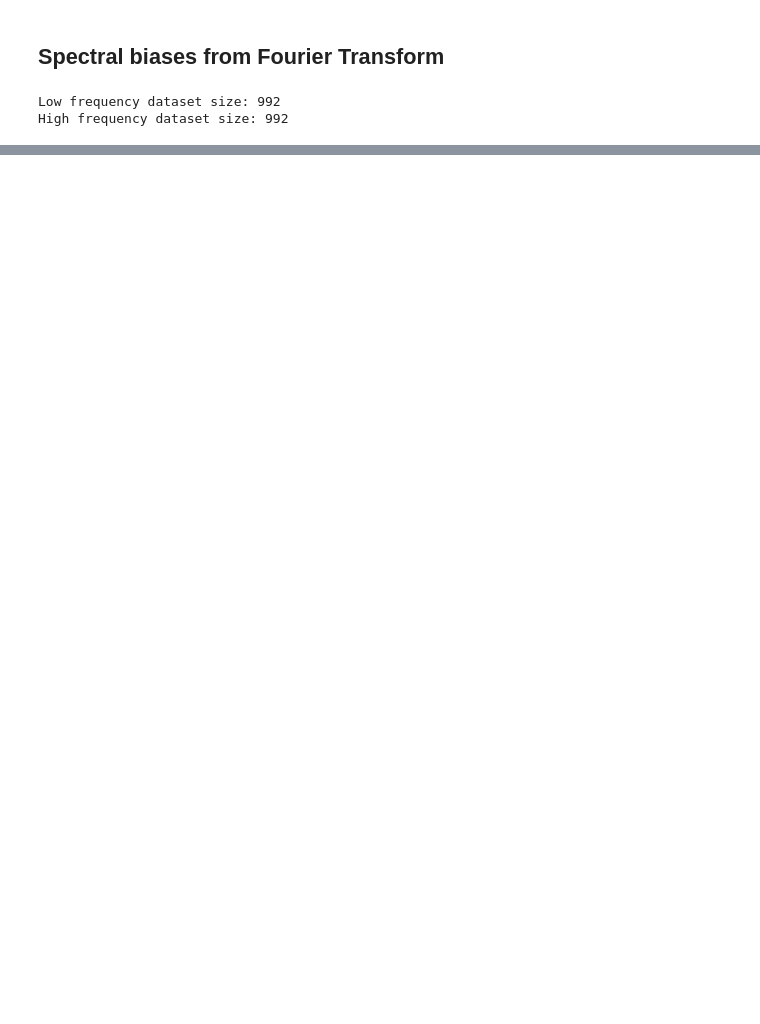
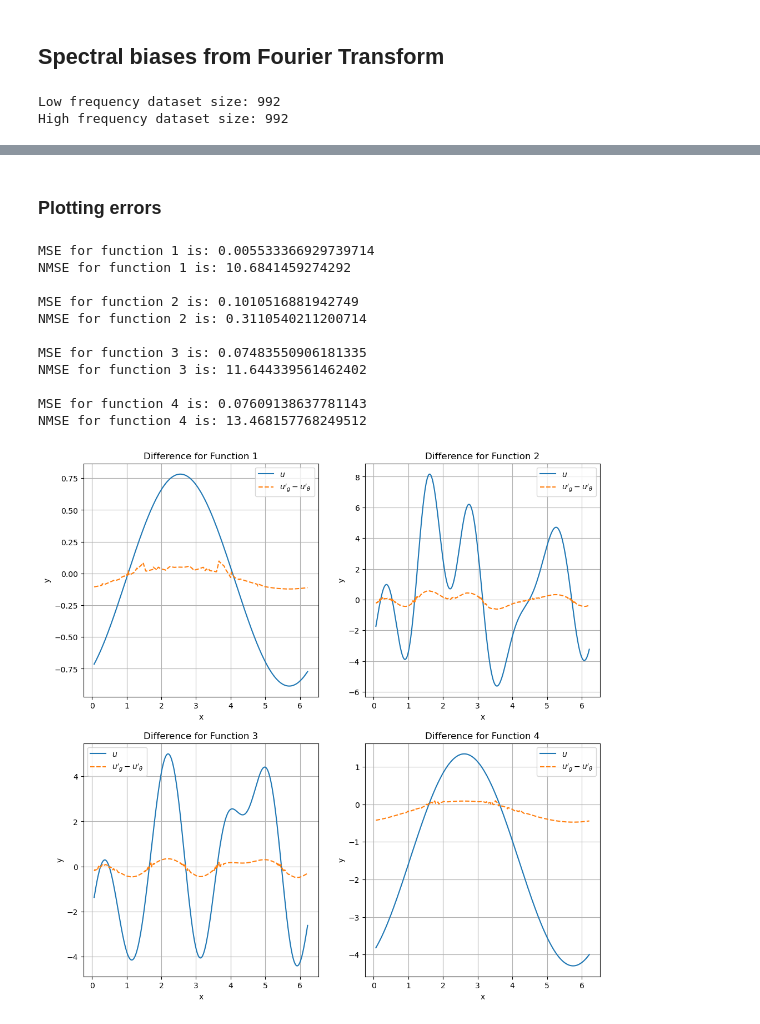
Before and after one commit to ewang26/multistage, a Jupyter notebook: first_derivative_one_layer.ipynb, the cells around one changed output, grey strips where cells are left out. Saved outputs shown, nothing was run; the diff lists cells and outputs as text; code cells hidden in the pictures; blank space fills up the shorter version.

```diff
--- a/first_derivative_one_layer.ipynb
+++ b/first_derivative_one_layer.ipynb
@@ -429,8 +432,8 @@ def categorize_functions(dataloader):
 
     # Create new DataLoaders, excluding the median frequency from the data
     # Each dataloader contains the function, deriv, and second deriv
-    low_freq_dataloader = DataLoader([(f[0], f[1], f[2]) for f in low_freq_dataset])
-    high_freq_dataloader = DataLoader([(f[0], f[1], f[2]) for f in high_freq_dataset])
+    low_freq_dataloader = [(f[0], f[1], f[2]) for f in low_freq_dataset]
+    high_freq_dataloader = [(f[0], f[1], f[2]) for f in high_freq_dataset]
 
     return low_freq_dataloader, high_freq_dataloader
 # %%
@@ -457,0 +461,2 @@ Overall MSE over all test functions: 1425323.375
+# %% [markdown]
+### Plotting errors
@@ -457,0 +519,15 @@ Overall MSE over all test functions: 1425323.375
+# %%
+plot_difference(model1, dataset=low_freq_dataset, save_dir='plots', filename='low_freq_differences', save=True)
+# %% [output]
+MSE for function 1 is: 0.005533366929739714
+NMSE for function 1 is: 10.6841459274292
+
+MSE for function 2 is: 0.1010516881942749
+NMSE for function 2 is: 0.3110540211200714
+
+MSE for function 3 is: 0.07483550906181335
+NMSE for function 3 is: 11.644339561462402
+
+MSE for function 4 is: 0.07609138637781143
+NMSE for function 4 is: 13.468157768249512
+[figure, added]
```
Also changed, not shown: parts of 14 cells of this notebook, 3 other files.
